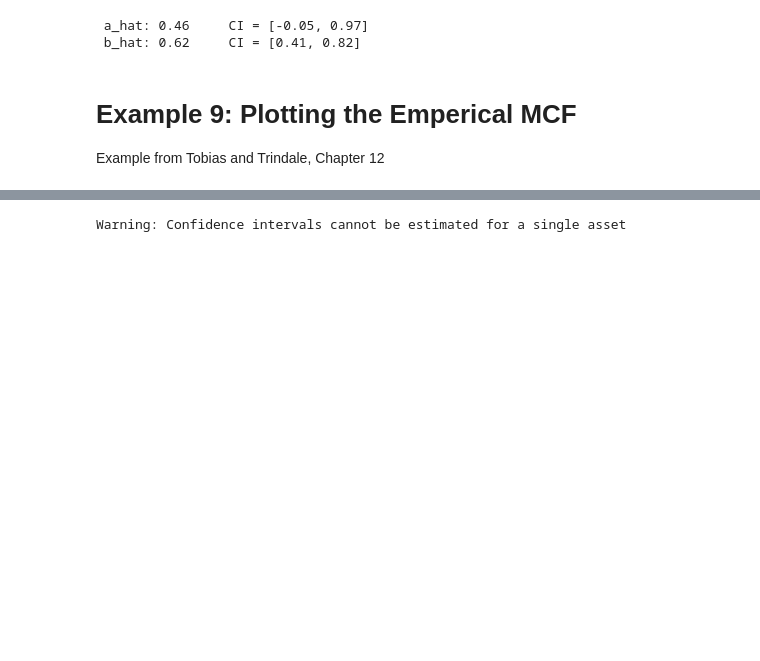
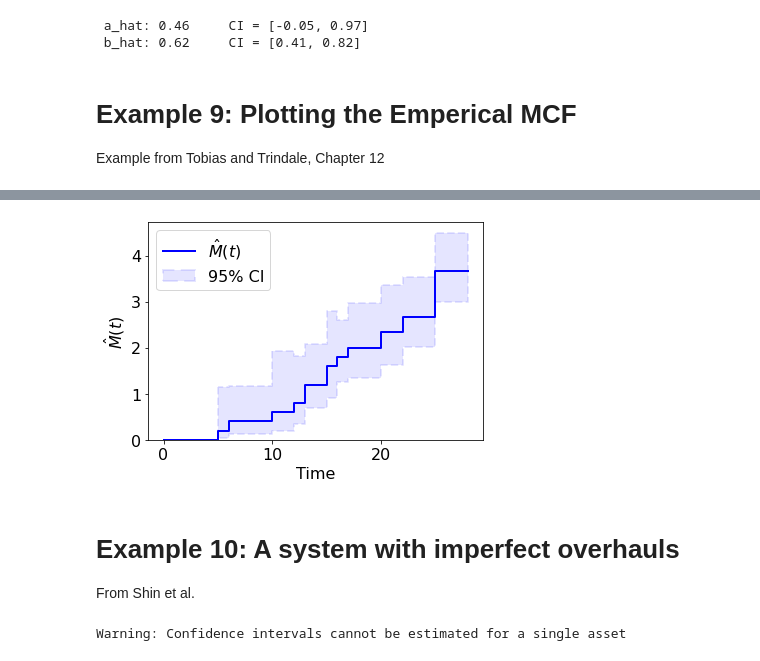
Before and after one commit to cholette/reliability, a Jupyter notebook: Python/reliabilty_and_mle_examples.ipynb, the cells around one changed output, grey strips where cells are left out. Cells and saved outputs as stored; diff of their text form; code cells hidden in the pictures; blank space fills up the shorter version.

```diff
--- a/Python/reliabilty_and_mle_examples.ipynb
+++ b/Python/reliabilty_and_mle_examples.ipynb
@@ -253,3 +266,16 @@ array([0.034648  , 0.13671908, 0.29331257, 0.35237111, 0.57443305,
+# %%
+failures = [    [5,10,15],\
+                [6,13,17],\
+                [12,20,25],\
+                [13,15],\
+                [16,22,25] ]
+suspension_times = [17,19,26,24,28]
+t,M,ML,MU,f,a = ra.empirical_mean_cumulative_function(failures,suspension_times,confidence_interval="logit")
+# %% [output]
+[figure, added]
+# %% [markdown]
+# Example 10: A system with imperfect overhauls
+From Shin et al.
 # %%
 failures = [[116,151,213,386,387,395,407,463,492,494,501,537,564,590,609]]
 suspension_times = [609]
```
Also changed, not shown: parts of 7 cells of this notebook, 1 other file.
